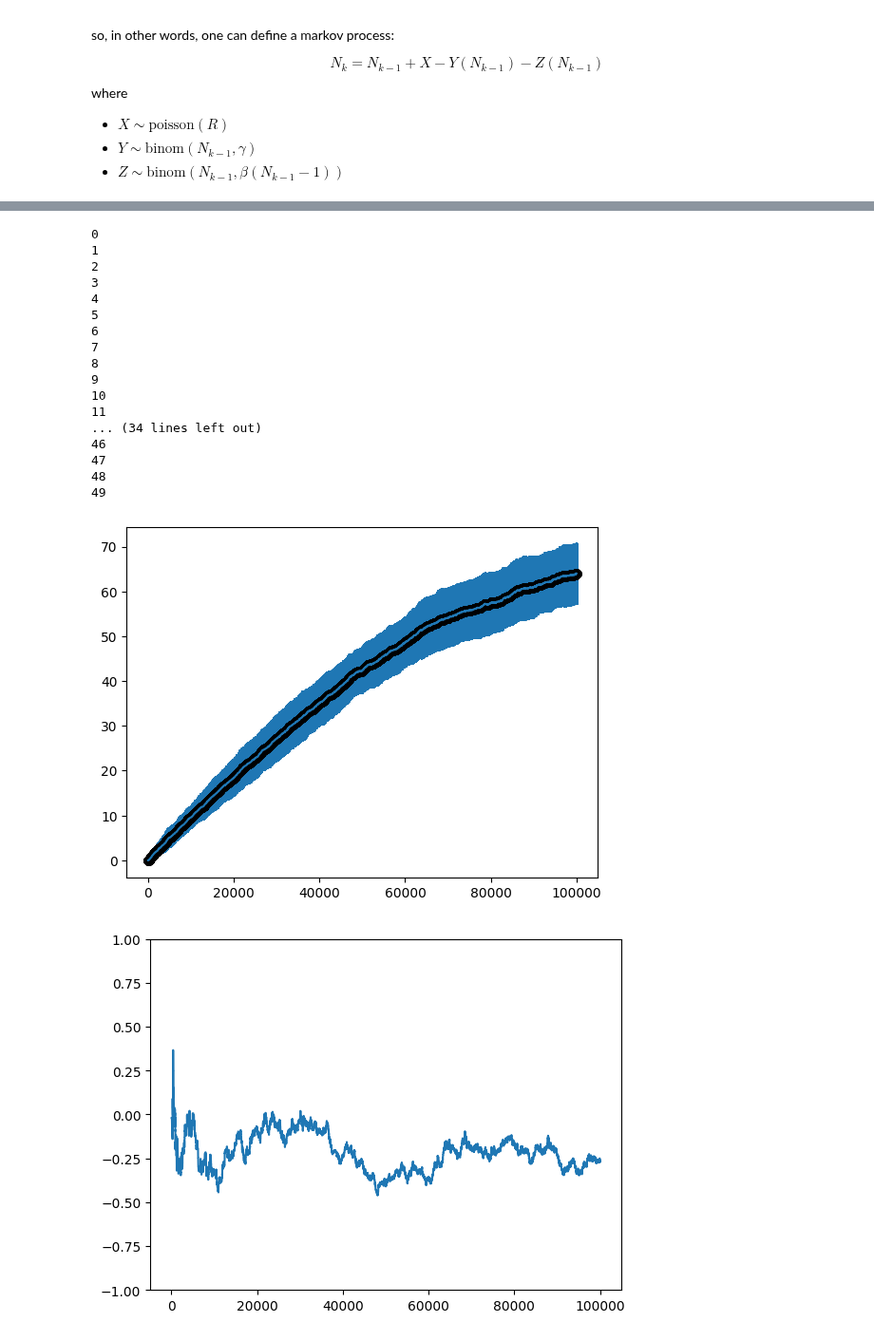
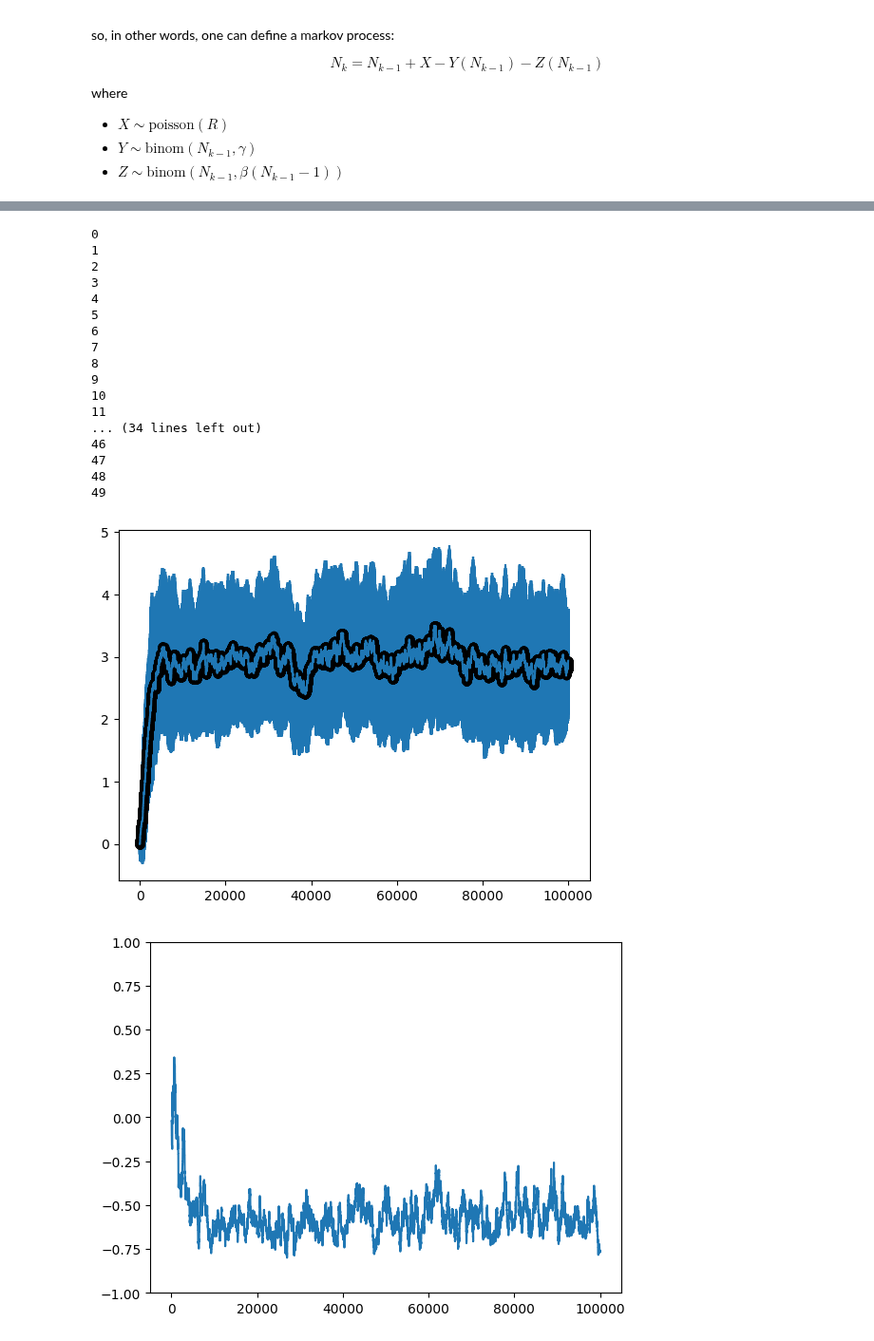
Before and after one commit to Valerio-Amico/Lab-Rydberg, a Jupyter notebook: dipolar_trap/occupation_rate.ipynb, the cells around one changed output, grey strips where cells are left out. Shown at 95% size. Saved outputs shown, nothing was run; the diff lists cells and outputs as text; code cells hidden in the pictures.

```diff
--- a/dipolar_trap/occupation_rate.ipynb
+++ b/dipolar_trap/occupation_rate.ipynb
@@ -75,7 +75,7 @@ mag = 5
 N0 = 0
 R = 100 * 10**-mag
 gamma = 0.2 * 10**-mag
-beta = 0.014 * 10**-mag
+beta = 14 * 10**-mag
 
 just_reps = 50
 steps = int(10**mag)
@@ -90,32 +90,32 @@ means = np.mean(evols, axis = 0)
 devs = np.std(evols, axis = 0)
 
 Q = devs**2/means-1
 
 plt.errorbar(np.linspace(0,steps,steps),means,devs)
 plt.plot(np.linspace(0,steps,steps),means,marker="o",color="black")
 
 plt.show()
 
 plt.plot(Q)
 plt.ylim([-1,1])
 plt.show()
 # %% [output]
 0
 1
 2
 3
 4
 5
 6
 7
 8
 9
 10
 11
 ... (34 lines left out)
 46
 47
 48
 49
-[figure, old version]
+[figure, new version]
-[figure, old version]
+[figure, new version]
```
Also changed, not shown: parts of 2 cells of this notebook, 6 other files.
